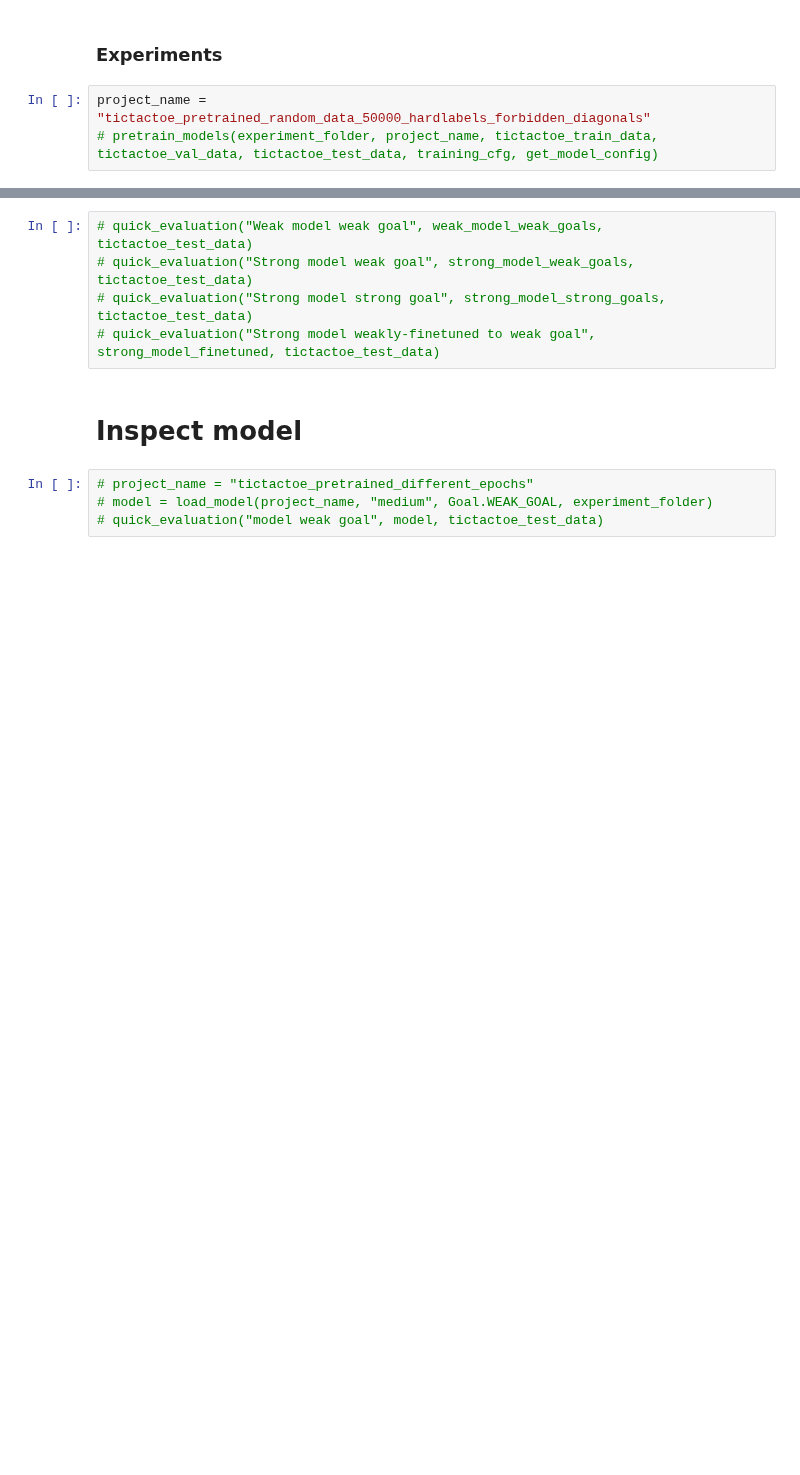
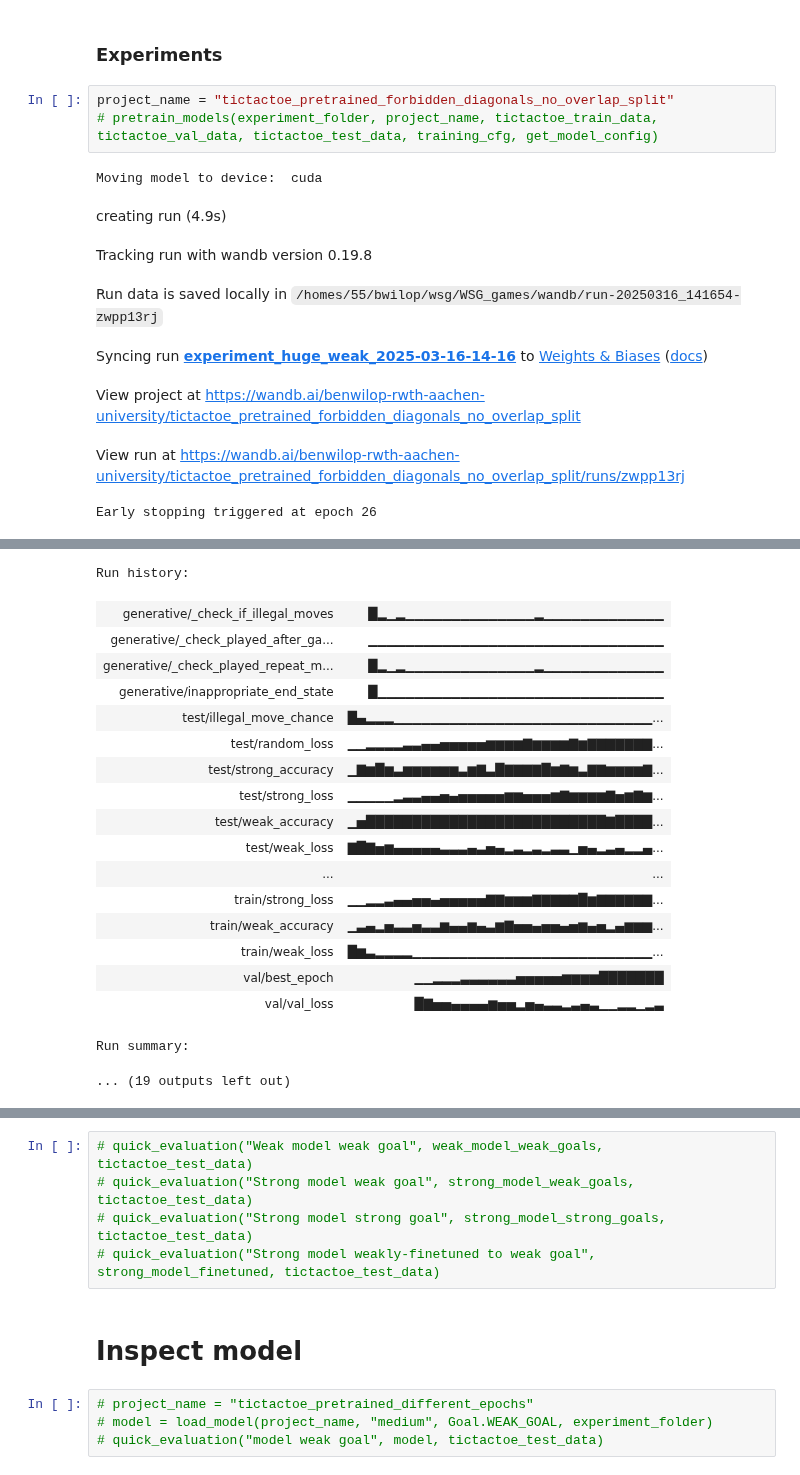
Before and after one commit to BenWilop/WSG_games, a Jupyter notebook: playground_WSG_games.ipynb, the cells around one changed output, grey strips where cells are left out. Drawn from its saved outputs; the diff is of its cells as text; blank space fills up the shorter version.

```diff
--- a/playground_WSG_games.ipynb
+++ b/playground_WSG_games.ipynb
@@ -338,5 +340,14 @@ model, _, _ = run_full_training(project_name, model_size, Goal.STRONG_GOAL, tict
 # %% [markdown]
 ### Experiments
 # %%
-project_name = "tictactoe_pretrained_random_data_50000_hardlabels_forbidden_diagonals"
+project_name = "tictactoe_pretrained_forbidden_diagonals_no_overlap_split"
 # pretrain_models(experiment_folder, project_name, tictactoe_train_data, tictactoe_val_data, tictactoe_test_data, training_cfg, get_model_config)
+# %% [output]
+Moving model to device:  cuda
+creating run (4.9s)
+Tracking run with wandb version 0.19.8
+Run data is saved locally in /homes/55/bwilop/wsg/WSG_games/wandb/run-20250316_141654-zwpp13rj
+Syncing run experiment_huge_weak_2025-03-16-14-16 to Weights & Biases (docs)
+View project at https://wandb.ai/benwilop-rwth-aachen-university/tictactoe_pretrained_forbidden_diagonals_no_overlap_split
+View run at https://wandb.ai/benwilop-rwth-aachen-university/tictactoe_pretrained_forbidden_diagonals_no_overlap_split/runs/zwpp13rj
+Early stopping triggered at epoch 26
@@ -343 +355,20 @@ project_name = "tictactoe_pretrained_random_data_50000_hardlabels_forbidden_diag
+Run history:
+| generative/_check_if_illegal_moves | █▂▁▂▁▁▁▁▁▁▁▁▁▁▁▁▁▁▂▁▁▁▁▁▁▁▁▁▁▁▁▁ |
+| generative/_check_played_after_ga... | ▁▁▁▁▁▁▁▁▁▁▁▁▁▁▁▁▁▁▁▁▁▁▁▁▁▁▁▁▁▁▁▁ |
+| generative/_check_played_repeat_m... | █▂▁▂▁▁▁▁▁▁▁▁▁▁▁▁▁▁▂▁▁▁▁▁▁▁▁▁▁▁▁▁ |
+| generative/inappropriate_end_state | █▁▁▁▁▁▁▁▁▁▁▁▁▁▁▁▁▁▁▁▁▁▁▁▁▁▁▁▁▁▁▁ |
+| test/illegal_move_chance | █▄▂▂▂▁▁▁▁▁▁▁▁▁▁▁▁▁▁▁▁▁▁▁▁▁▁▁▁▁▁▁▁... |
+| test/random_loss | ▁▁▂▂▂▂▃▃▄▄▅▅▅▅▅▆▆▆▆▇▆▆▆▆▇▆▇▇▇▇▇▇▇... |
+| test/strong_accuracy | ▁▇▆█▆▃▆▆▆▆▆▆▃▆▇▃█▇▇▇▇█▆▇▆▃▇▇▆▆▆▆▇... |
+| test/strong_loss | ▁▁▁▁▁▂▃▃▄▄▅▄▅▅▅▅▅▆▆▅▅▅▆▇▆▆▆▆▇▅▆▇▆... |
+| test/weak_accuracy | ▁▅██████████████████████████▇████... |
+| test/weak_loss | ▇█▇▅▆▄▄▄▄▄▃▃▃▄▃▅▄▂▃▂▃▂▃▃▁▅▄▂▃▄▂▂▄... |
+| ... | ... |
+| train/strong_loss | ▁▁▂▂▃▄▄▅▅▄▅▅▅▅▅▇▇▆▆▆▇▇▇▇▇█▆▇▇▇▇▇▇... |
+| train/weak_accuracy | ▁▃▄▂▅▃▃▅▃▃▆▄▄▆▄▃▆▇▅▅▄▅▅▄▅▆▄▅▂▄▆▆▆... |
+| train/weak_loss | █▆▃▂▂▂▂▁▁▁▁▁▁▁▁▁▁▁▁▁▁▁▁▁▁▁▁▁▁▁▁▁▁... |
+| val/best_epoch | ▁▁▂▂▂▃▃▃▃▃▃▅▅▅▅▅▆▆▆▆███████ |
+| val/val_loss | █▇▅▅▄▄▄▄▆▅▅▂▅▄▃▃▂▃▄▃▁▁▂▂▁▂▃ |
+Run summary:
+... (19 outputs left out)
 # %%
```
Also changed, not shown: parts of 8 cells of this notebook, 2 other files.
